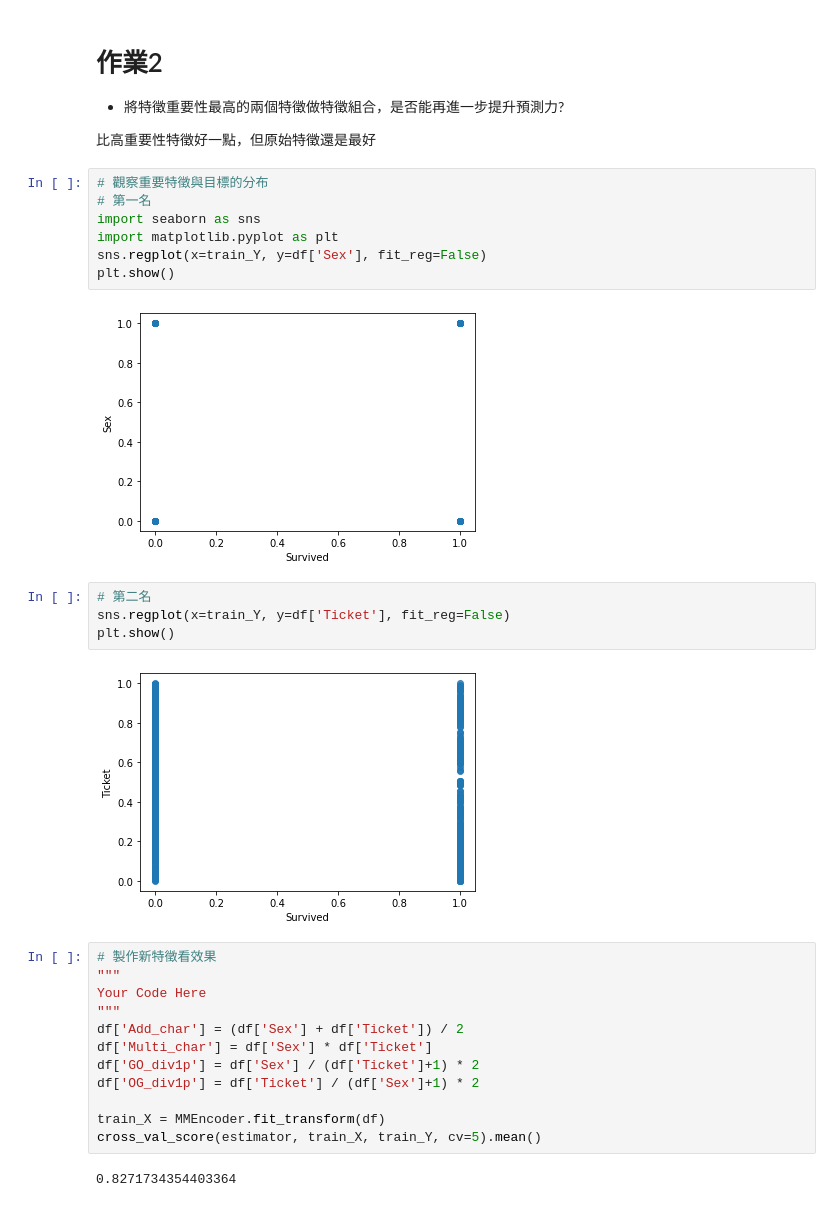
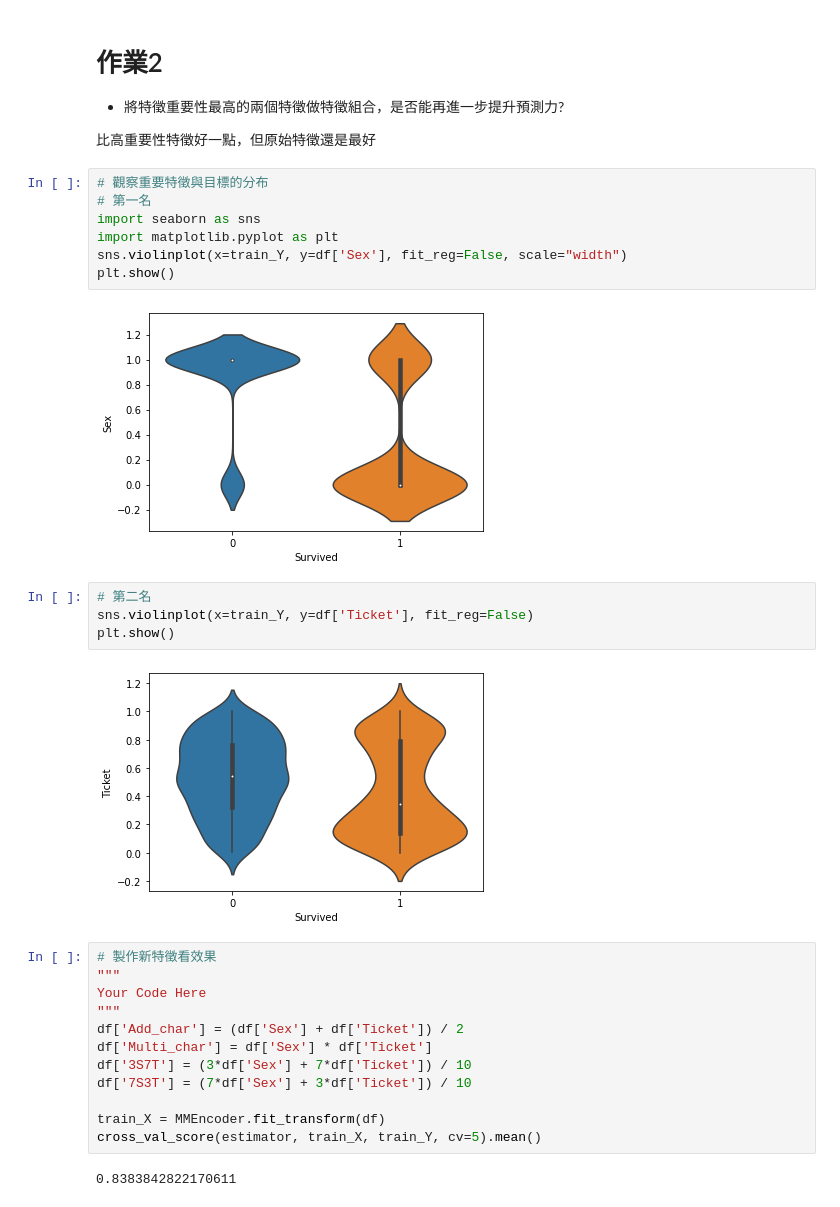
Before and after one commit to tfc1524/ML100Days, a Jupyter notebook: homework/Day_031/Day_031_HW.ipynb, the cells around one changed output. Drawn from its saved outputs; the diff is of its cells as text.

```diff
--- a/homework/Day_031/Day_031_HW.ipynb
+++ b/homework/Day_031/Day_031_HW.ipynb
@@ -97,16 +97,16 @@ cross_val_score(estimator, train_X, train_Y, cv=5).mean()
 # 第一名
 import seaborn as sns
 import matplotlib.pyplot as plt
-sns.regplot(x=train_Y, y=df['Sex'], fit_reg=False)
+sns.violinplot(x=train_Y, y=df['Sex'], fit_reg=False, scale="width")
 plt.show()
 # %% [output]
-[figure, old version]
+[figure, new version]
 # %%
 # 第二名
-sns.regplot(x=train_Y, y=df['Ticket'], fit_reg=False)
+sns.violinplot(x=train_Y, y=df['Ticket'], fit_reg=False)
 plt.show()
 # %% [output]
-[figure, old version]
+[figure, new version]
 # %%
 # 製作新特徵看效果
 """
@@ -114,10 +114,10 @@ Your Code Here
 """
 df['Add_char'] = (df['Sex'] + df['Ticket']) / 2
 df['Multi_char'] = df['Sex'] * df['Ticket']
-df['GO_div1p'] = df['Sex'] / (df['Ticket']+1) * 2
-df['OG_div1p'] = df['Ticket'] / (df['Sex']+1) * 2
+df['3S7T'] = (3*df['Sex'] + 7*df['Ticket']) / 10
+df['7S3T'] = (7*df['Sex'] + 3*df['Ticket']) / 10
 
 train_X = MMEncoder.fit_transform(df)
 cross_val_score(estimator, train_X, train_Y, cv=5).mean()
 # %% [output]
-0.8271734354403364
+0.8383842822170611
```
Also changed, not shown: parts of 3 cells of this notebook.
